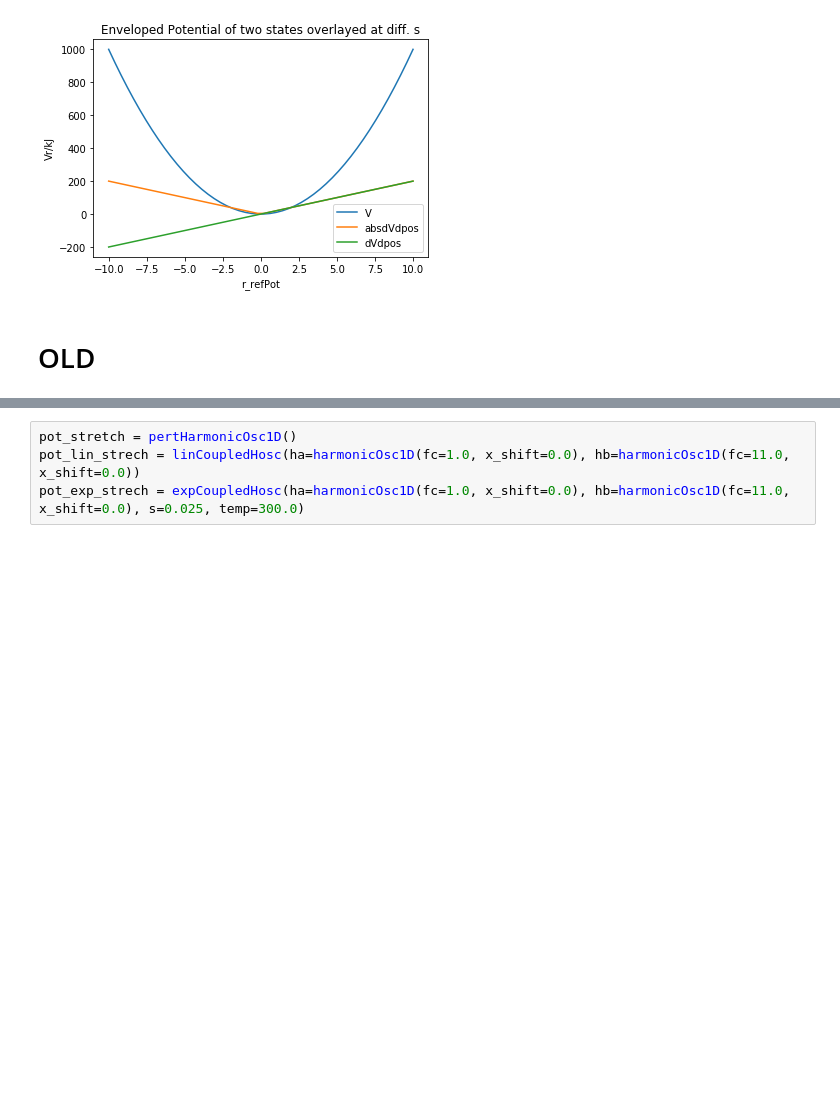
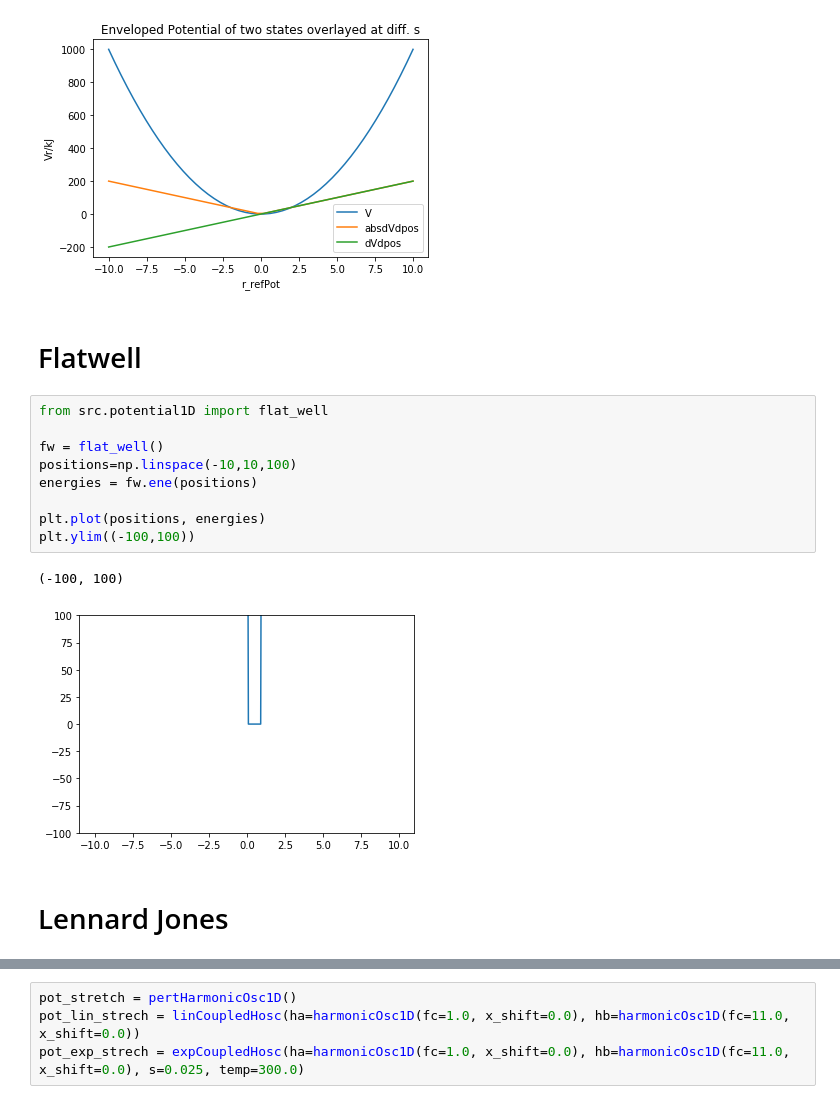
Before and after one commit to dfhahn/ConveyorBelt, a Jupyter notebook: examples/examplePotential1D.ipynb, the cells around one changed output, grey strips where cells are left out. Drawn from its saved outputs; the diff is of its cells as text; blank space fills up the shorter version.

```diff
--- a/examples/examplePotential1D.ipynb
+++ b/examples/examplePotential1D.ipynb
@@ -32,4 +32,18 @@ plt.show()
 # %% [output]
 [figure]
 # %% [markdown]
-# OLD
+# Flatwell
+# %%
+from src.potential1D import flat_well
+
+fw = flat_well()
+positions=np.linspace(-10,10,100)
+energies = fw.ene(positions)
+
+plt.plot(positions, energies)
+plt.ylim((-100,100))
+# %% [output]
+(-100, 100)
+[figure, added]
+# %% [markdown]
+# Lennard Jones
```
Also changed, not shown: parts of 9 cells of this notebook, 9 other files.
